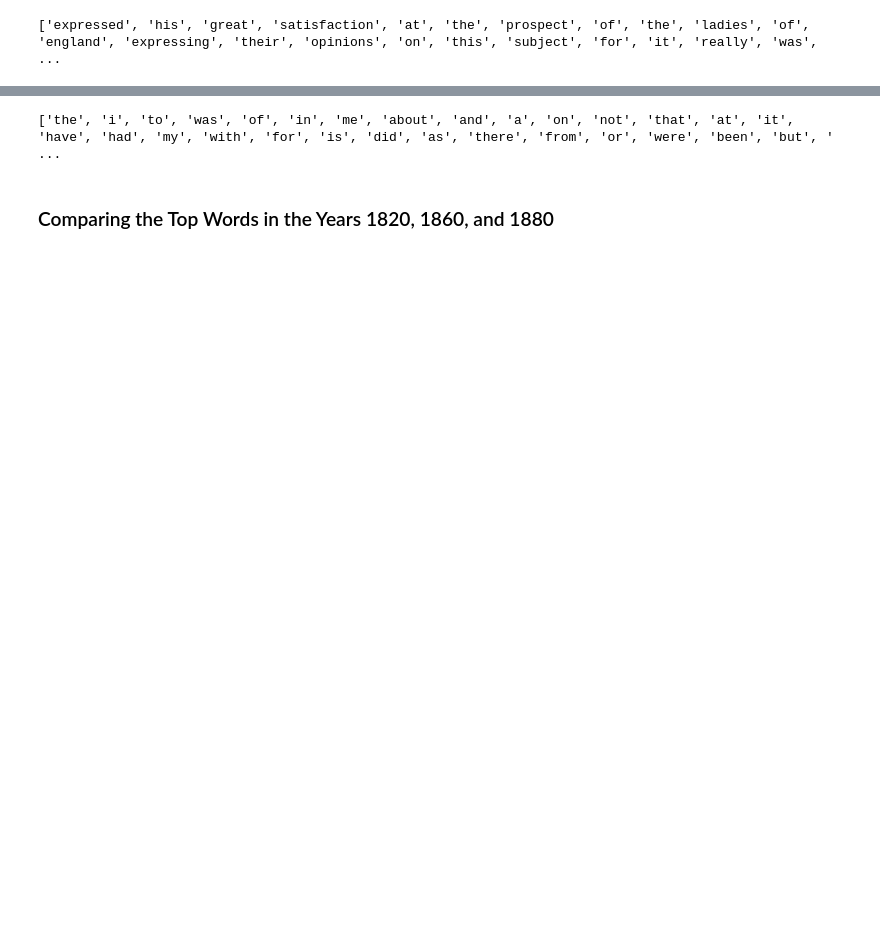
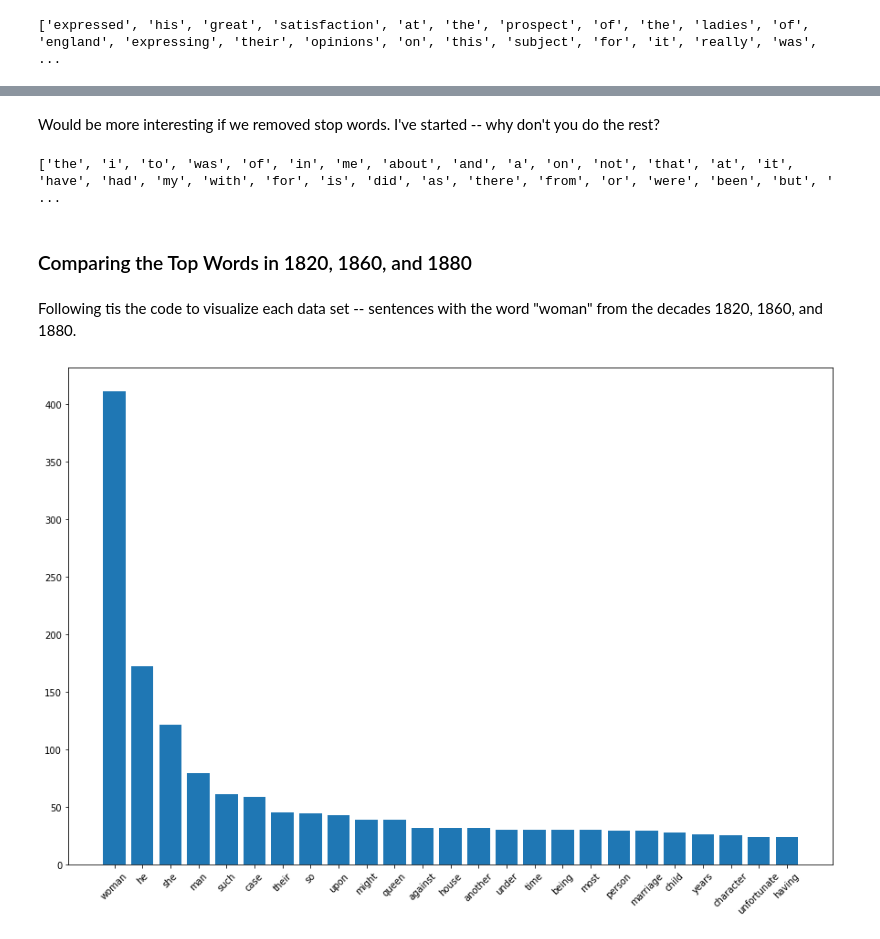
Before and after one commit to stephbuon/faha-2022, a Jupyter notebook: word-counts/counting_words.ipynb, the cells around one changed output, grey strips where cells are left out. Cells and saved outputs as stored; diff of their text form; code cells hidden in the pictures; blank space fills up the shorter version.

Commit message:
updating word count Notebook

```diff
--- a/word-counts/counting_words.ipynb
+++ b/word-counts/counting_words.ipynb
@@ -7,7 +7,7 @@ This Notebook introduces some basic concepts in Python. At the end, users will b
 # %% [markdown]
 When performing textual analysis we often work with sentences, like the one below.
 # %%
-sentence = 'It is a truth universally acknowledged that a single man in possession of a good fortune must be in want of a wife'
+jane_austen_quote = 'It is a truth universally acknowledged that a single man in possession of a good fortune must be in want of a wife'
 # %% [markdown]
 `sentence` is a dummy variable that contains our quote from Jane Austen. We needed to assign the quote to a variable (e.g. `sentence`) in order to start doing things to it with code. For example, I can add an exclamation point to the end of `sentence` like so:
 # %%
@@ -17,7 +17,7 @@ It is a truth universally acknowledged that a single man in possession of a good
 # %% [markdown]
 But what if I wanted to add an exclamation point after every word instead of at the end of the sentence? To do that I have to first "split" the sentence into words.
 # %%
-word_list = sentence.split()
+word_list = jane_austen_quote.split()
 
 print(word_list)
 # %% [output]
@@ -332 +383,9 @@ Remove stop words
+# %%
+def remove_stop_words(flattened_list, stop_words):
+    clean_hansard = []
+
+    for word in flattened_list:
+        if word not in stop_words:
+            clean_hansard.append(word)
+    return clean_hansard
 # %%
@@ -343,14 +397,6 @@ but for teaching purposes.
 # %%
 hansard_1820 = data_import(working_dir, 'hansard_woman_1820.csv')
-
-flattened_hansard_1820 = make_1D_list(hansard_1820)
-
-clean_hansard_1820 = []
-
-for word in flattened_hansard_1820:
-    if word not in stop_words:
-        clean_hansard_1820.append(word)
-
+clean_hansard_1820 = remove_stop_words(hansard_1820, stop_words)
 hansard_1820_count = Counter(clean_hansard_1820)
 # %%
 hansard_1880 = data_import(working_dir, 'hansard_woman_1880.csv')
@@ -421,3 +461,5 @@ hansard_1880_count.most_common(15)
+# %% [markdown]
+Would be more interesting if we removed stop words. I've started -- why don't you do the rest?
 # %%
 stop_words = stop_words + ['might', 'bill', 'such', 'so']
 
@@ -425,4 +467,17 @@ print(stop_words)
 # %% [output]
 ['the', 'i', 'to', 'was', 'of', 'in', 'me', 'about', 'and', 'a', 'on', 'not', 'that', 'at', 'it', 'have', 'had', 'my', 'with', 'for', 'is', 'did', 'as', 'there', 'from', 'or', 'were', 'been', 'but', ' ...
 # %% [markdown]
-### Comparing the Top Words in the Years 1820, 1860, and 1880
+### Comparing the Top Words in 1820, 1860, and 1880
+# %% [markdown]
+Following tis the code to visualize each data set -- sentences with the word "woman" from the decades 1820, 1860, and 1880.
+# %%
+top_words_1820 = dict(hansard_1820_count.most_common(25))
+
+plt.rcParams['figure.figsize'] = [15, 10]
+
+plt.bar(range(len(top_words_1820)), list(top_words_1820.values()), align='center')
+plt.xticks(range(len(top_words_1820)), list(top_words_1820.keys()))
+plt.xticks(rotation = 45)
+plt.show()
+# %% [output]
+[figure, added]
```
Also changed, not shown: parts of 37 cells of this notebook.
